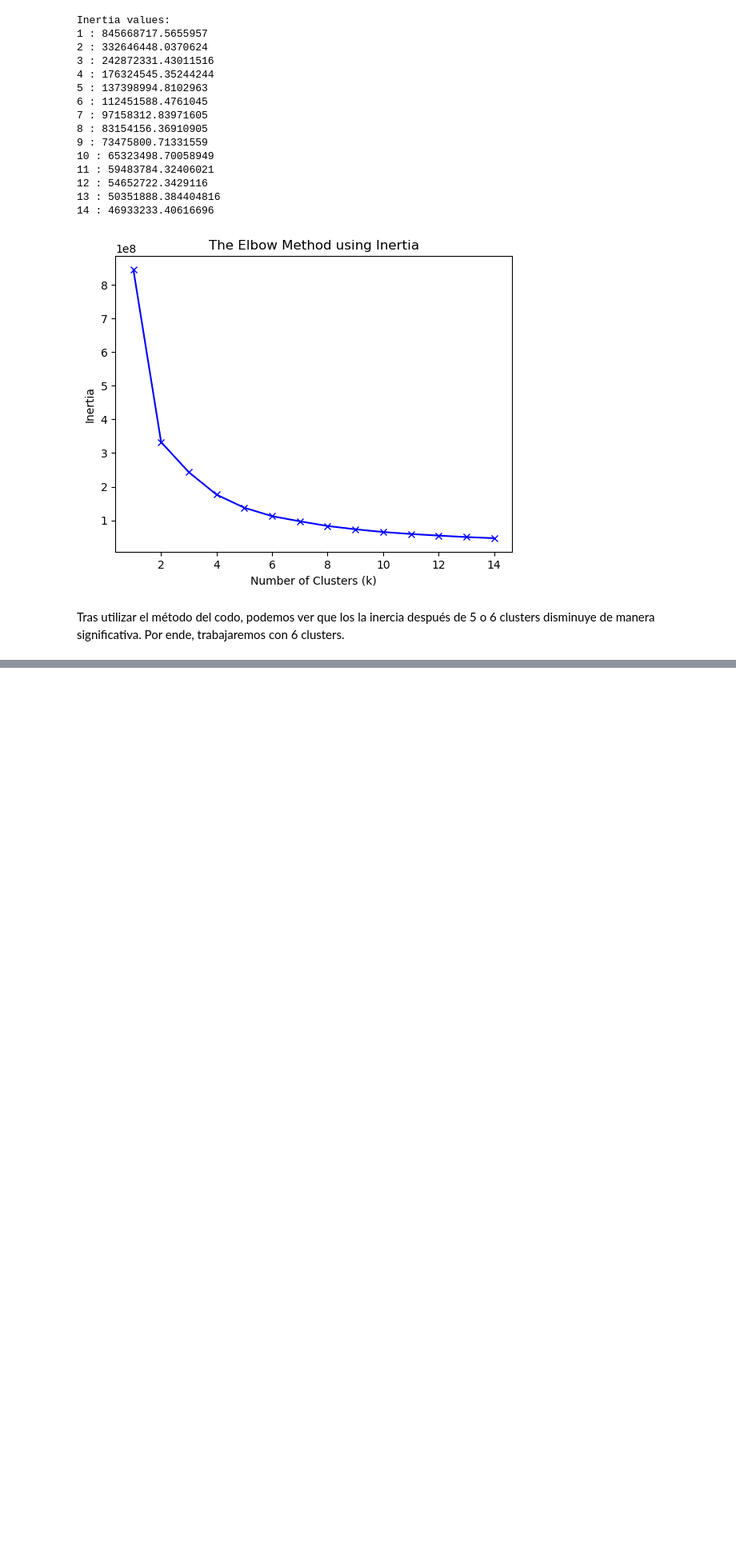
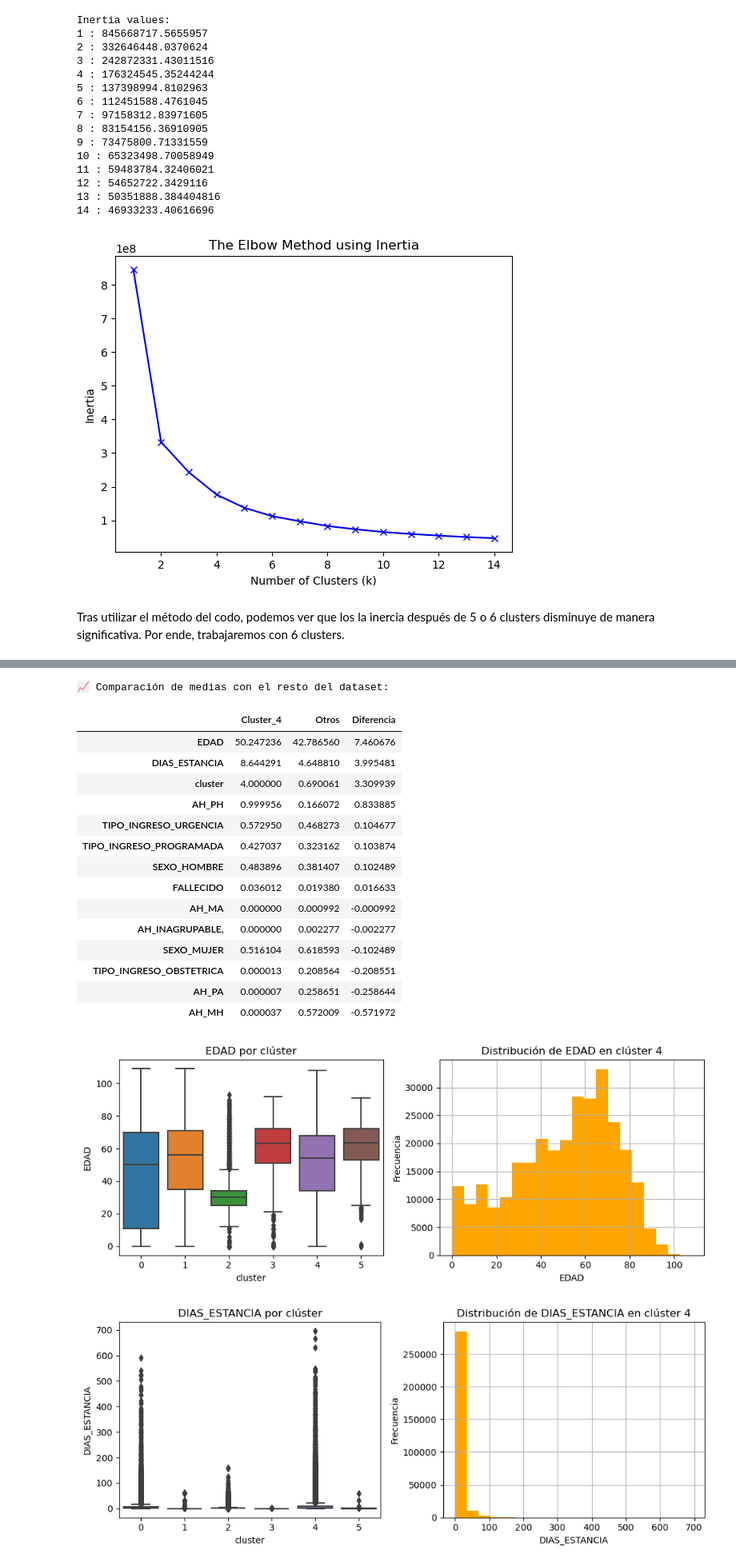
Before and after one commit to Winoid/TareasTOPD, a Jupyter notebook: Tarea4.ipynb, the cells around one changed output, grey strips where cells are left out. Shown at 80% size. Cells and saved outputs as stored; diff of their text form; code cells hidden in the pictures; blank space fills up the shorter version.

```diff
--- a/Tarea4.ipynb
+++ b/Tarea4.ipynb
@@ -611,7 +618,7 @@ from sklearn.preprocessing import StandardScaler
 scaler = StandardScaler()
 # Separar fallecidos y no fallecidos
 df_f = grd_dummies_stand[grd_dummies_stand['FALLECIDO'] == 1]
-df_nf = grd_dummies_stand[grd_dummies_stand['FALLECIDO'] == 0].sample(n=len(df_f), random_state=42)
+df_nf = grd_dummies_stand[grd_dummies_stand['FALLECIDO'] == 0]#.sample(n=len(df_f), random_state=42)
 
 # Unir ambos para un set balanceado
 df_bal = pd.concat([df_f, df_nf])
@@ -637,0 +724,3 @@ Name: FALLECIDO, dtype: float64
+# %%
+analizar_cluster(df_bal, cluster_n=4, variables_a_graficar=['EDAD', 'DIAS_ESTANCIA', "FALLECIDO"])
+# %% [output]
@@ -637,0 +742,18 @@ Name: FALLECIDO, dtype: float64
+📈 Comparación de medias con el resto del dataset:
+|  | Cluster_4 | Otros | Diferencia |
+| EDAD | 50.247236 | 42.786560 | 7.460676 |
+| DIAS_ESTANCIA | 8.644291 | 4.648810 | 3.995481 |
+| cluster | 4.000000 | 0.690061 | 3.309939 |
+| AH_PH | 0.999956 | 0.166072 | 0.833885 |
+| TIPO_INGRESO_URGENCIA | 0.572950 | 0.468273 | 0.104677 |
+| TIPO_INGRESO_PROGRAMADA | 0.427037 | 0.323162 | 0.103874 |
+| SEXO_HOMBRE | 0.483896 | 0.381407 | 0.102489 |
+| FALLECIDO | 0.036012 | 0.019380 | 0.016633 |
+| AH_MA | 0.000000 | 0.000992 | -0.000992 |
+| AH_INAGRUPABLE, | 0.000000 | 0.002277 | -0.002277 |
+| SEXO_MUJER | 0.516104 | 0.618593 | -0.102489 |
+| TIPO_INGRESO_OBSTETRICA | 0.000013 | 0.208564 | -0.208551 |
+| AH_PA | 0.000007 | 0.258651 | -0.258644 |
+| AH_MH | 0.000037 | 0.572009 | -0.571972 |
+[figure, added]
+[figure, added]
```
Also changed, not shown: parts of 14 cells of this notebook.
